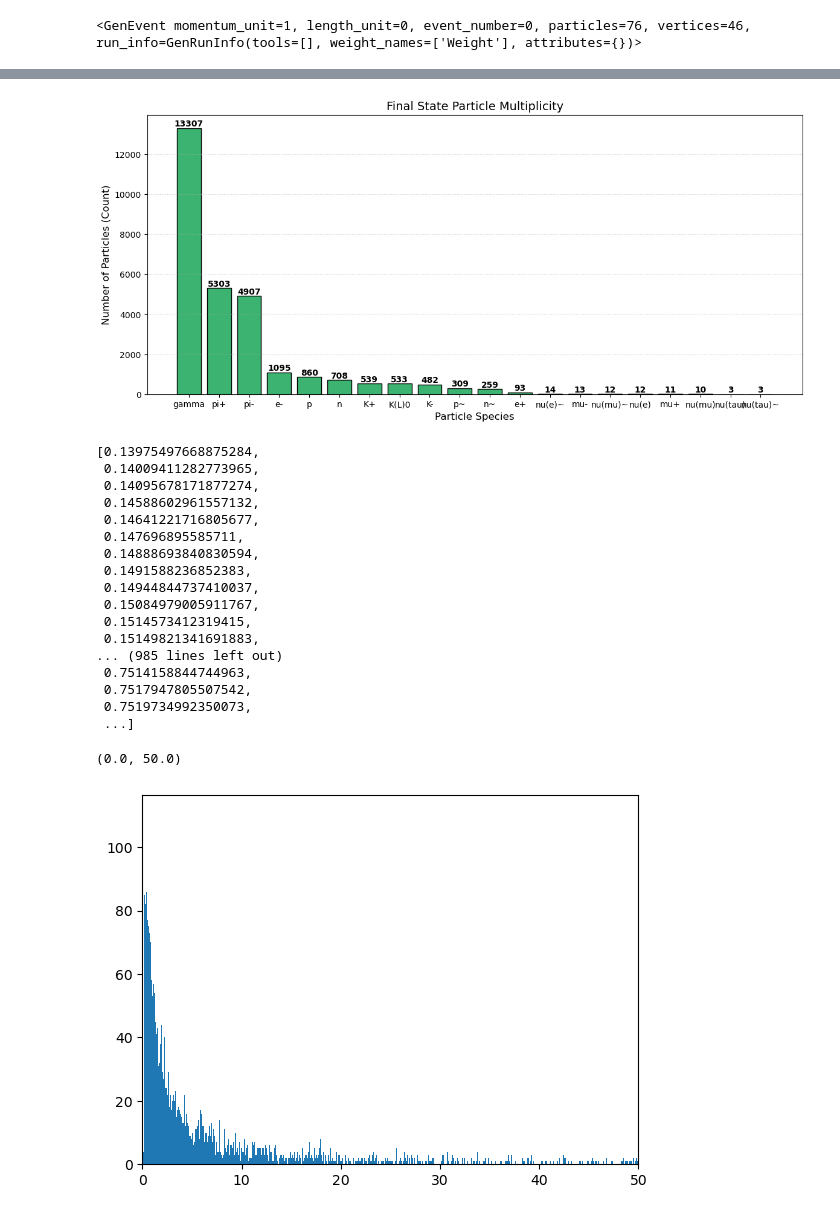
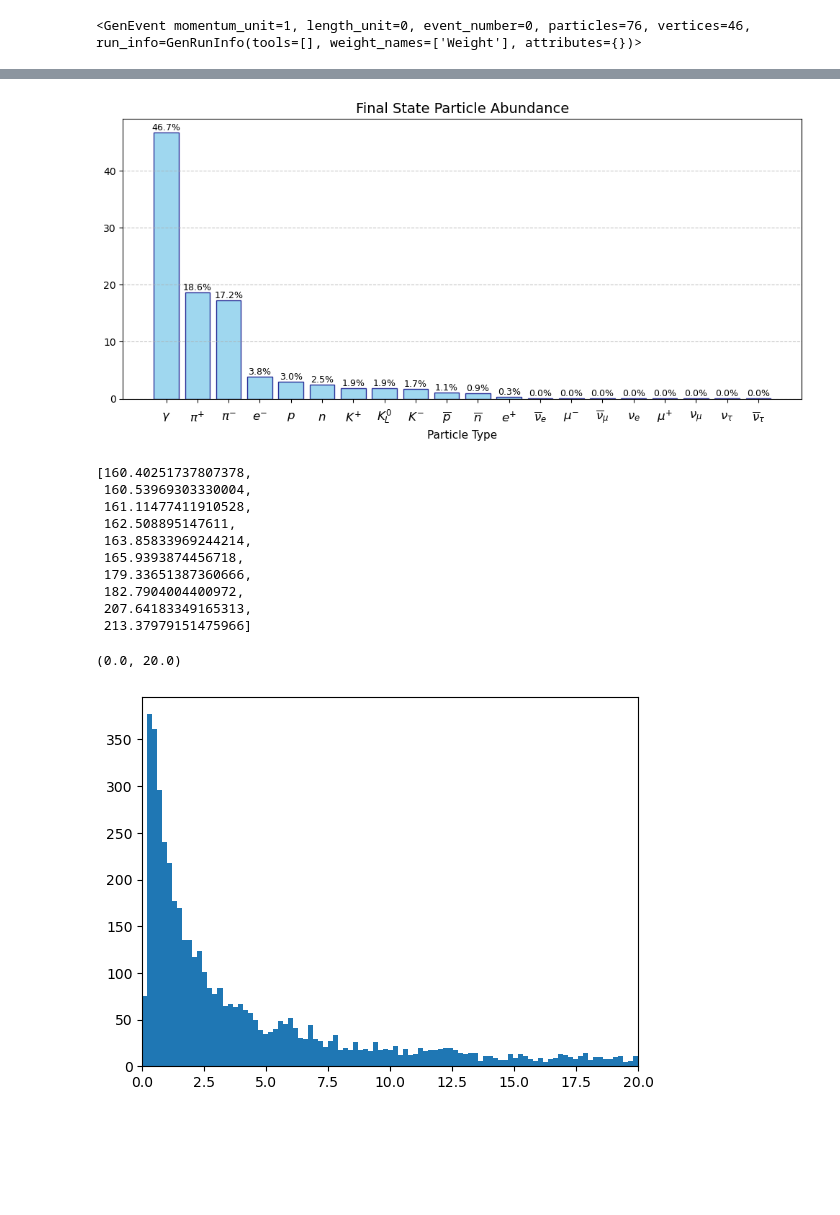
Before and after one commit to P4GAN/B8_Project, a Jupyter notebook: Analysis/collision_analysis.ipynb, the cells around one changed output, grey strips where cells are left out. Cells and saved outputs as stored; diff of their text form; code cells hidden in the pictures; blank space fills up the shorter version.

```diff
--- a/Analysis/collision_analysis.ipynb
+++ b/Analysis/collision_analysis.ipynb
@@ -26,7 +26,7 @@ with hp.open(filename) as f:
             # Add particle name and energy to particleEnergies if it's a final state particle
             if particle.status == 1:
                 numFinalStateParticles += 1
-                name = Particle.from_pdgid(particle.pid).name
+                name = Particle.from_pdgid(particle.pid).latex_name
                 energy = particle.momentum.e
                 if name not in particleEnergies:
                     particleEnergies[name] = []
@@ -54,4 +54,5 @@ Number of particles: 162
 Total number of final state particles: 28473
 # %%
 particleCounts = {particle: len(energies) for particle, energies in particleEnergies.items()}
-particleCounts
+total = sum(particleCounts.values())
+particlePercentageValues = {k: (v / total) * 100 for k, v in particleCounts.items()}
@@ -79,45 +59,46 @@ particleCounts
 # %%
-sorted_counts = dict(sorted(particleCounts.items(), key=lambda item: item[1], reverse=True))
+sorted_data = dict(sorted(particlePercentageValues.items(), key=lambda item: item[1], reverse=True))
 
-plt.figure(figsize=(14, 6))
-bars = plt.bar(sorted_counts.keys(), sorted_counts.values(), color='mediumseagreen', edgecolor='black')
+names = list(sorted_data.keys())
+counts = list(sorted_data.values())
+
+plt.figure(figsize=(10, 5))
+bars = plt.bar(names, counts, color='skyblue', edgecolor='navy', alpha=0.8)
+
+plt.xticks([i for i in range(len(names))], [f"${n}$" for n in names], fontsize=12, va="center")
+
+plt.tick_params(axis='x', which='major', pad=15)
+plt.xlabel('Particle Type', fontsize=11)
+plt.title('Final State Particle Abundance', fontsize=14)
+plt.grid(axis='y', linestyle='--', alpha=0.7, which='both')
 
 for bar in bars:
     yval = bar.get_height()
-    plt.text(bar.get_x() + bar.get_width()/2, yval + 0.1, yval, ha='center', va='bottom', fontweight='bold')
+    plt.text(bar.get_x() + bar.get_width()/2, yval, f"{yval:.1f}%", va='bottom', ha='center', fontsize=9)
 
-plt.xlabel('Particle Species', fontsize=12)
-plt.ylabel('Number of Particles (Count)', fontsize=12)
-plt.title('Final State Particle Multiplicity', fontsize=14)
-plt.grid(axis='y', linestyle=':', alpha=0.6)
+plt.tight_layout()
+plt.show()
 # %% [output]
-[figure, old version]
+[figure, new version]
 # %%
-sorted(particleEnergies["pi-"])
+sorted(particleEnergies["\\pi^{+}"])[-10:]
 # %% [output]
-[0.13975497668875284,
- 0.14009411282773965,
- 0.14095678171877274,
- 0.14588602961557132,
- 0.14641221716805677,
- 0.147696895585711,
- 0.14888693840830594,
- 0.1491588236852383,
- 0.14944844737410037,
- 0.15084979005911767,
- 0.1514573412319415,
- 0.15149821341691883,
-... (985 lines left out)
- 0.7514158844744963,
- 0.7517947805507542,
- 0.7519734992350073,
- ...]
+[160.40251737807378,
+ 160.53969303330004,
+ 161.11477411910528,
+ 162.508895147611,
+ 163.85833969244214,
+ 165.9393874456718,
+ 179.33651387360666,
+ 182.7904004400972,
+ 207.64183349165313,
+ 213.37979151475966]
 # %%
-plt.hist(particleEnergies["pi+"], bins=np.linspace(0, 100, 2000))
-plt.xlim(0, 50)
+plt.hist(particleEnergies["\\pi^{+}"], bins=np.linspace(0, 20, 100))
+plt.xlim(0, 20)
 # %% [output]
-(0.0, 50.0)
+(0.0, 20.0)
-[figure, old version]
+[figure, new version]
 # %%
 pseudorapidities
 # %% [output]
```
Also changed, not shown: parts of 1 cell of this notebook, 22 other files.
